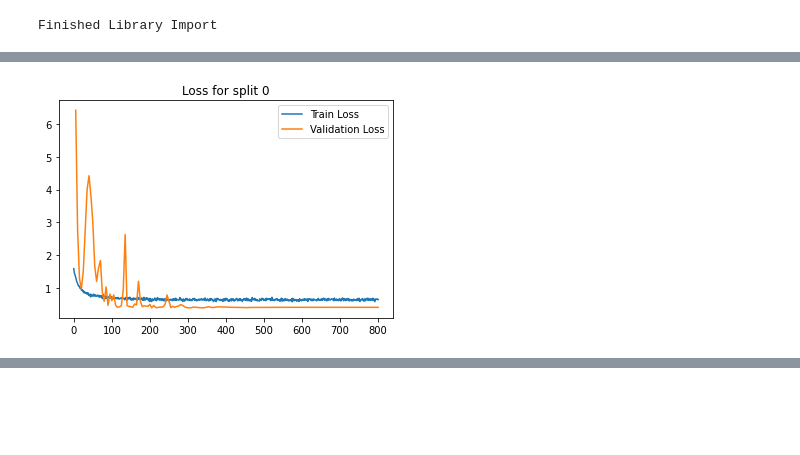
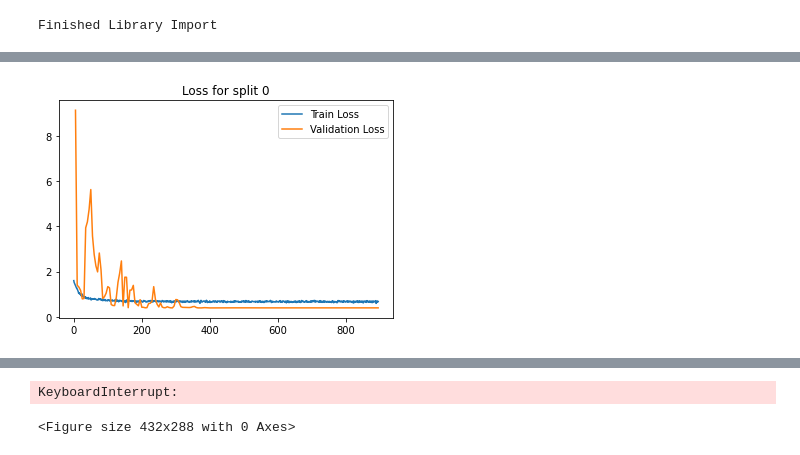
Before and after one commit to Barry8197/MOGDx, a Jupyter notebook: MOGDx.ipynb, the cells around one changed output, grey strips where cells are left out. Drawn from its saved outputs; the diff is of its cells as text; code cells hidden in the pictures; blank space fills up the shorter version.

```diff
--- a/MOGDx.ipynb
+++ b/MOGDx.ipynb
@@ -25,7 +25,7 @@ print("Finished Library Import \n")
 Finished Library Import
 # %%
 data_input = './../data/raw'
-snf_net = 'mRNA_RPPA_miRNA_DNAm_graph.graphml'
+snf_net = 'mRNA_RPPA_DNAm_graph.graphml'
 index_col = 'index'
 target = 'paper_BRCA_Subtype_PAM50'
 # %%
@@ -33,7 +33,7 @@ device = torch.device('cuda') # Get GPU device name, else use CPU
 print("Using %s device" % device)
 get_gpu_memory()
 
-datModalities , meta = data_parsing(data_input , ['mRNA' , 'RPPA'  , 'miRNA' , 'DNAm' ] , target , index_col)
+datModalities , meta = data_parsing(data_input , ['mRNA' , 'RPPA' , 'DNAm' ] , target , index_col)
 
 graph_file = data_input + '/../Networks/' + snf_net
 g = nx.read_graphml(graph_file)
@@ -67,7 +67,7 @@ test_logits = []
 test_labels = []
 for i, (train_index, test_index) in enumerate(skf.split(meta.index, meta)) :
 
-    model = GCN_MME(MME_input_shapes , [32 , 16 , 16, 32] , 64 , [32]  , len(meta.unique())).to(device)
+    model = GCN_MME(MME_input_shapes , [32 , 16 , 32] , 64 , [32]  , len(meta.unique())).to(device)
     print(model)
     print(g)
 
@@ -151,2 +151,2 @@ Epoch 00800 | Loss 0.6429 | Train Acc. 0.6763 | Validation Acc. 0.8506
 Early stopping! No improvement for 100 consecutive epochs.
-[figure, old version]
+[figure, new version]
@@ -169,0 +170,2 @@ Epoch 00625 | Loss 0.6192 | Train Acc. 0.6734 | Validation Acc. 0.8908
+KeyboardInterrupt:
+<Figure size 432x288 with 0 Axes>
```
Also changed, not shown: parts of 1 cell of this notebook, 6 other files.
